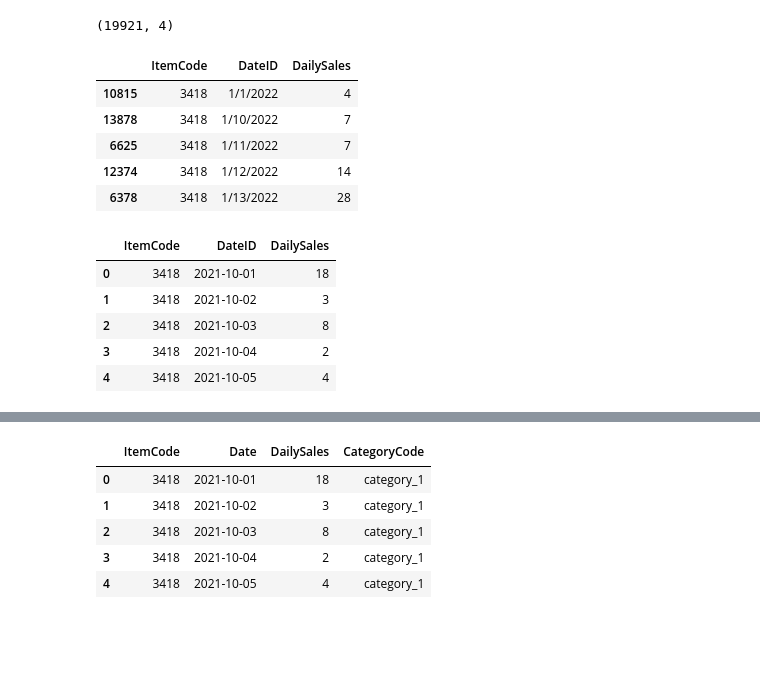
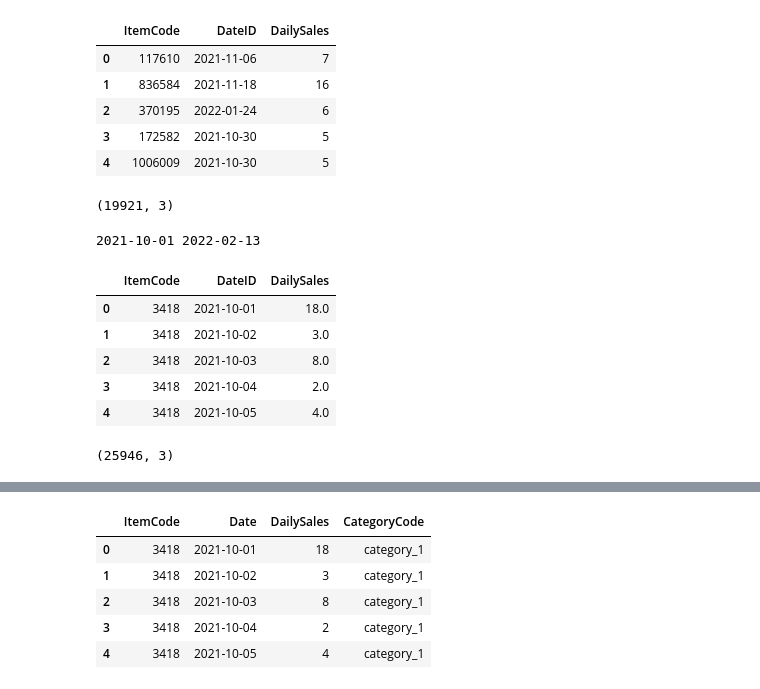
Before and after one commit to BoTZ-TND/DataStorm-2022, a Jupyter notebook: notebooks/data_prep.ipynb, the cells around one changed output, grey strips where cells are left out. Cells and saved outputs as stored; diff of their text form; code cells hidden in the pictures; blank space fills up the shorter version.

```diff
--- a/notebooks/data_prep.ipynb
+++ b/notebooks/data_prep.ipynb
@@ -17,37 +17,42 @@ train_df.head()
+# %%
+train_udf = train_df.copy().iloc[:, 1:4]
+train_udf.head()
+# %% [output]
+|  | ItemCode | DateID | DailySales |
+| 0 | 117610 | 2021-11-06 | 7 |
+| 1 | 836584 | 2021-11-18 | 16 |
+| 2 | 370195 | 2022-01-24 | 6 |
+| 3 | 172582 | 2021-10-30 | 5 |
+| 4 | 1006009 | 2021-10-30 | 5 |
 # %%
-train_df.shape
+train_udf.shape
 # %% [output]
-(19921, 4)
+(19921, 3)
-# %%
-train_udf = train_df.copy().iloc[:, 1:4].sort_values(by=['ItemCode', 'DateID'])
-train_udf.head()
-# %% [output]
-|  | ItemCode | DateID | DailySales |
-| 10815 | 3418 | 1/1/2022 | 4 |
-| 13878 | 3418 | 1/10/2022 | 7 |
-| 6625 | 3418 | 1/11/2022 | 7 |
-| 12374 | 3418 | 1/12/2022 | 14 |
-| 6378 | 3418 | 1/13/2022 | 28 |
 # %%
 start_date = min(train_udf.DateID)
 end_date = max(train_udf.DateID)
-# print(start_date, end_date)
+print(start_date, end_date)
 def df_func(x):
     _x = x.copy().reset_index(drop=True)
     _x.drop(columns=['ItemCode'], inplace=True)
     _x['DateID'] = pd.to_datetime(_x['DateID'])
     _x = _x.set_index('DateID')
-    __x = _x.resample('D').sum().fillna(0)
-    # print(__x)
+    __x = _x.resample('D').sum().replace(0, np.NaN)
     return __x
+# %% [output]
+2021-10-01 2022-02-13
 # %%
-res_df = train_udf.groupby('ItemCode').apply(lambda x: df_func(x)).reset_index().sort_values(by=['ItemCode', 'DateID'])
+res_df = train_udf.groupby('ItemCode').apply(lambda x: df_func(x)).reset_index()
 # train_udf.groupby('ItemCode').apply(lambda x: print(x.index)).reset_index()
 res_df.head()
 # %% [output]
 |  | ItemCode | DateID | DailySales |
-| 0 | 3418 | 2021-10-01 | 18 |
-| 1 | 3418 | 2021-10-02 | 3 |
-| 2 | 3418 | 2021-10-03 | 8 |
-| 3 | 3418 | 2021-10-04 | 2 |
-| 4 | 3418 | 2021-10-05 | 4 |
+| 0 | 3418 | 2021-10-01 | 18.0 |
+| 1 | 3418 | 2021-10-02 | 3.0 |
+| 2 | 3418 | 2021-10-03 | 8.0 |
+| 3 | 3418 | 2021-10-04 | 2.0 |
+| 4 | 3418 | 2021-10-05 | 4.0 |
+# %%
+res_df.shape
+# %% [output]
+(25946, 3)
```
Also changed, not shown: parts of 33 cells of this notebook, 5 other files.
